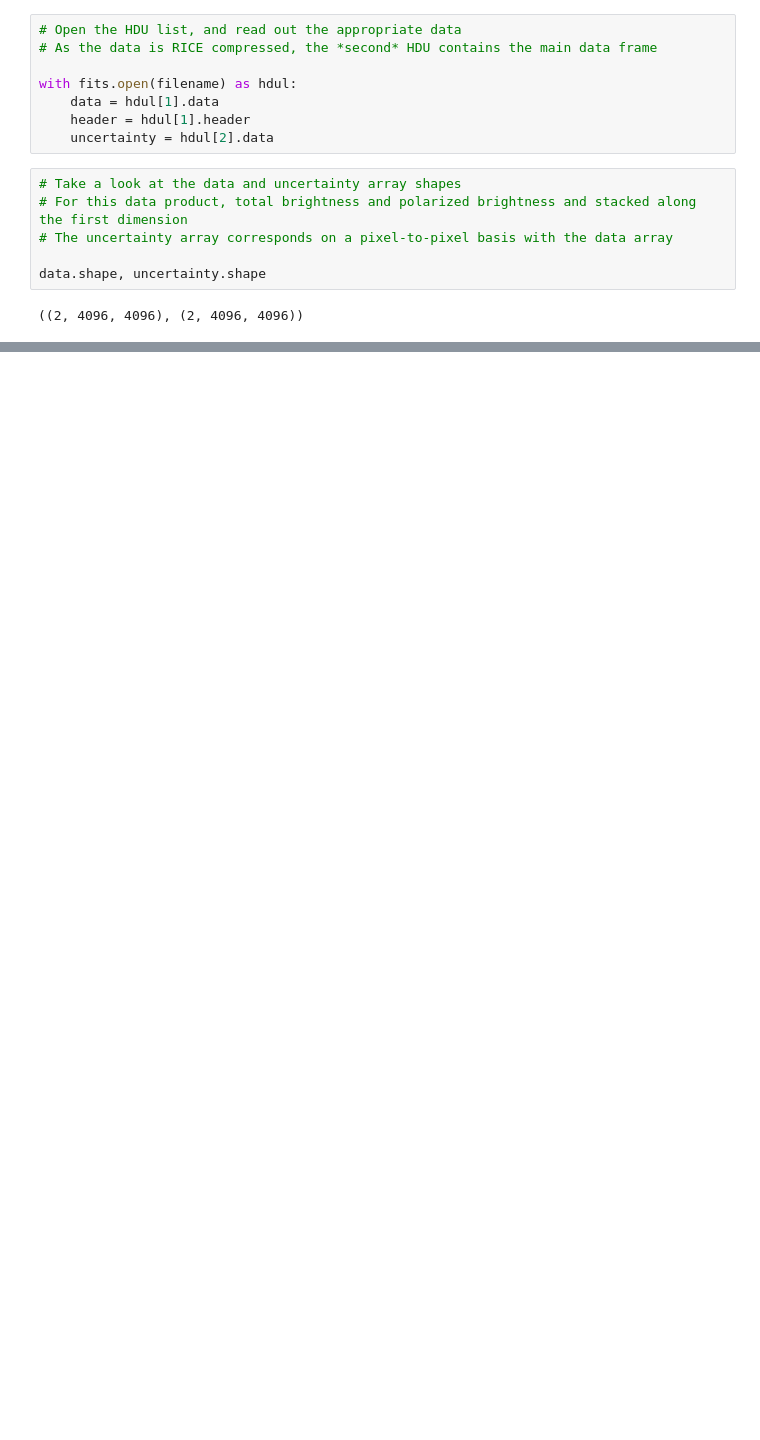
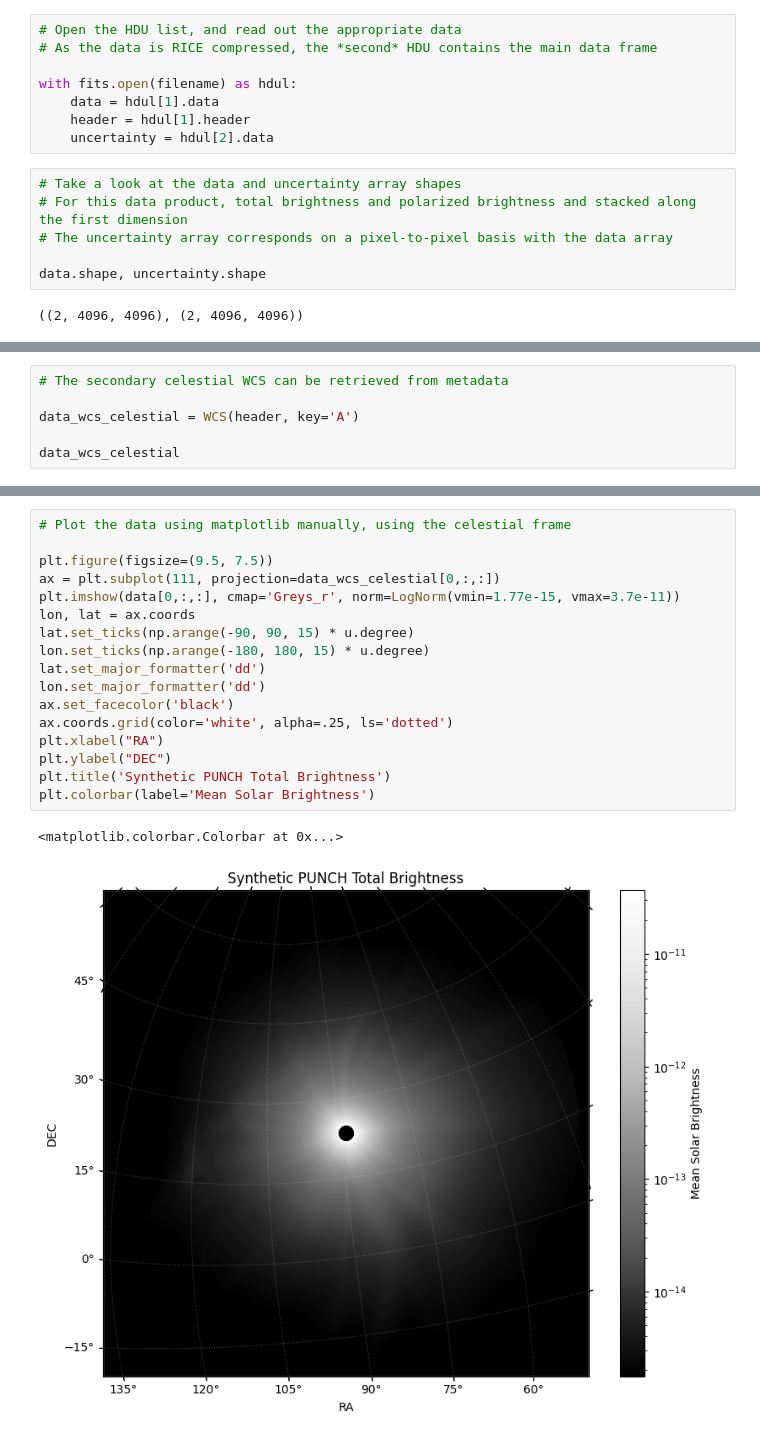
Before and after one commit to punch-mission/punch-5-meeting, a Jupyter notebook: PUNCHData guide.ipynb, the cells around one changed output, grey strips where cells are left out. Drawn from its saved outputs; the diff is of its cells as text; blank space fills up the shorter version.

```diff
--- a/PUNCHData guide.ipynb
+++ b/PUNCHData guide.ipynb
@@ -153,0 +83,6 @@ NAXIS : 4096  4096
+# %%
+# The secondary celestial WCS can be retrieved from metadata
+
+data_wcs_celestial = WCS(header, key='A')
+
+data_wcs_celestial
@@ -180,0 +146,20 @@ Data Type: float32
+# %%
+# Plot the data using matplotlib manually, using the celestial frame
+
+plt.figure(figsize=(9.5, 7.5))
+ax = plt.subplot(111, projection=data_wcs_celestial[0,:,:])
+plt.imshow(data[0,:,:], cmap='Greys_r', norm=LogNorm(vmin=1.77e-15, vmax=3.7e-11))
+lon, lat = ax.coords
+lat.set_ticks(np.arange(-90, 90, 15) * u.degree)
+lon.set_ticks(np.arange(-180, 180, 15) * u.degree)
+lat.set_major_formatter('dd')
+lon.set_major_formatter('dd')
+ax.set_facecolor('black')
+ax.coords.grid(color='white', alpha=.25, ls='dotted')
+plt.xlabel("RA")
+plt.ylabel("DEC")
+plt.title('Synthetic PUNCH Total Brightness')
+plt.colorbar(label='Mean Solar Brightness')
+# %% [output]
+<matplotlib.colorbar.Colorbar at 0x...>
+[figure, added]
```
Also changed, not shown: parts of 17 cells of this notebook, 1 other file.
